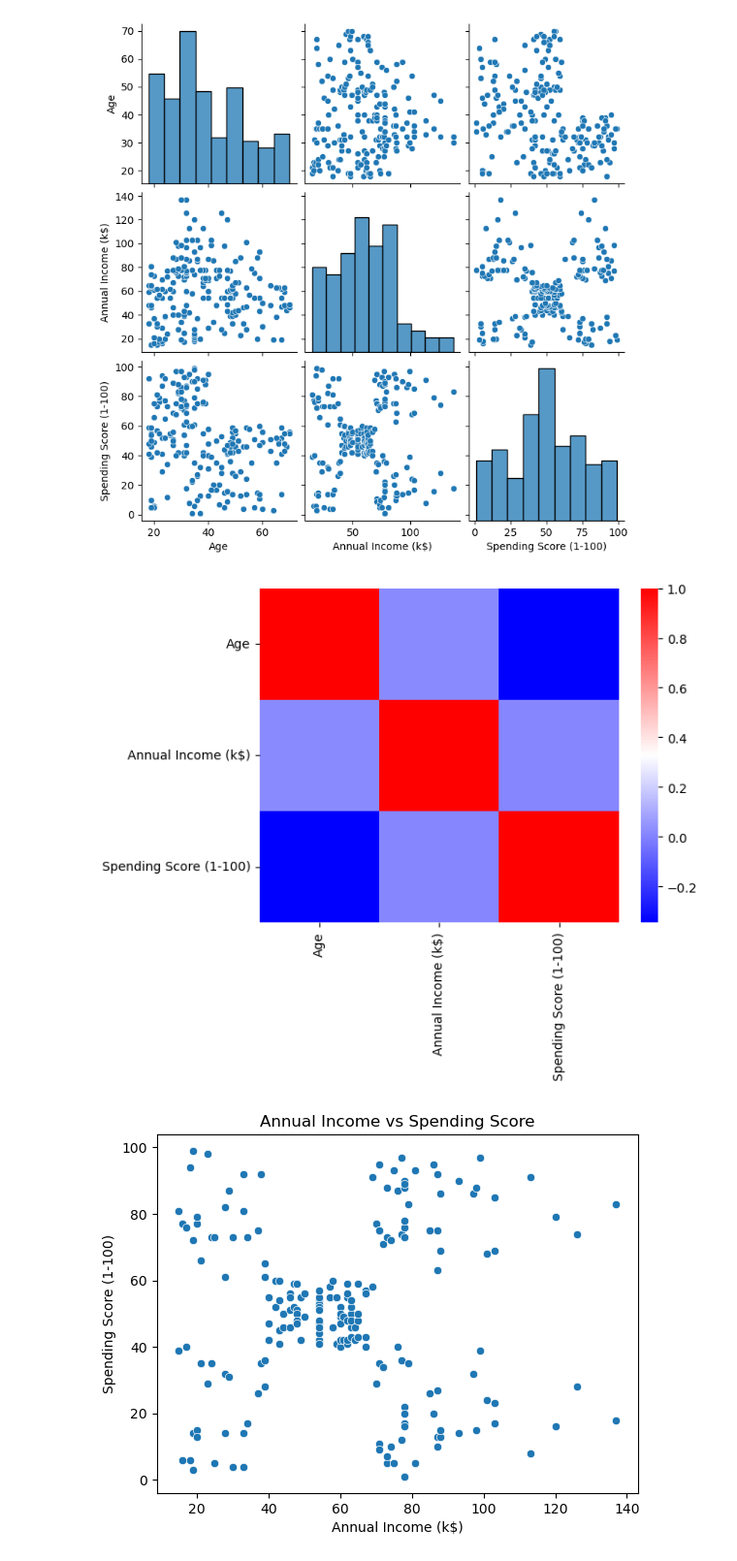
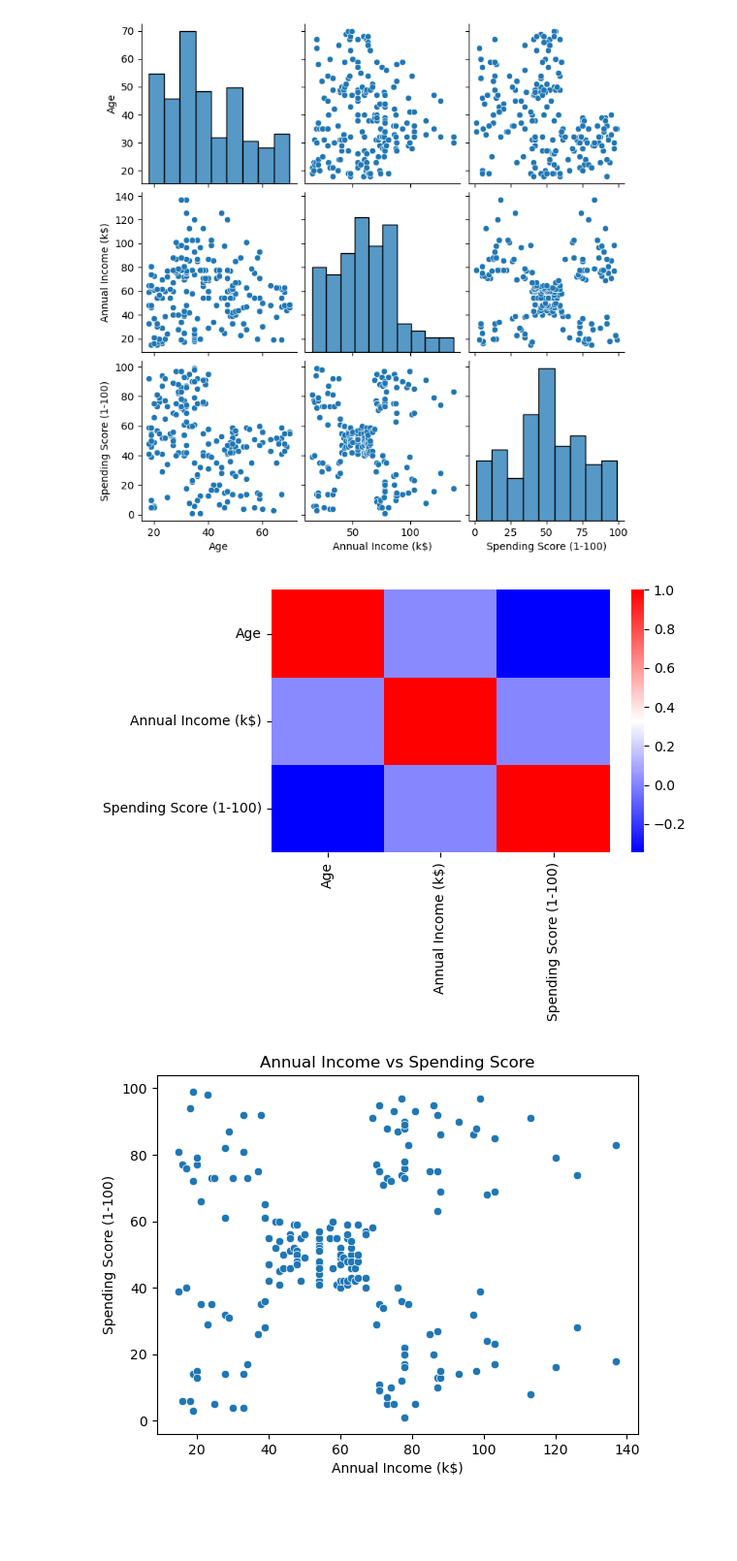
Before and after one commit to ottokol/AML, a Jupyter notebook: MALL2/Untitled-1.ipynb, the cells around one changed output. Shown at 97% size. Drawn from its saved outputs; the diff is of its cells as text; code cells hidden in the pictures; blank space fills up the shorter version.

```diff
--- a/MALL2/Untitled-1.ipynb
+++ b/MALL2/Untitled-1.ipynb
@@ -108,16 +108,18 @@ plt.show()
 # %%
 #Selecting Age, Annual Income and Spending Score from df and saving them to a new DataFrame 'numeric_columns'
 numeric_columns = df[['Age', 'Annual Income (k$)', 'Spending Score (1-100)']]
 
 #Computing a correlation matrix on the numeric_columns DataFrame
 corr_matrix = numeric_columns.corr(method='spearman')
 
 #Plotting a heatmap from the correlation matrix
 sns.heatmap(corr_matrix, cmap='bwr')
 
+plt.tight_layout()
+plt.savefig('1.svg')
 plt.show()
 # %% [output]
-[figure, old version]
+[figure, new version]
 # %%
 #Scatterplot of the Spending Score and Annual Income columns
 
```
Also changed, not shown: parts of 6 cells of this notebook.
